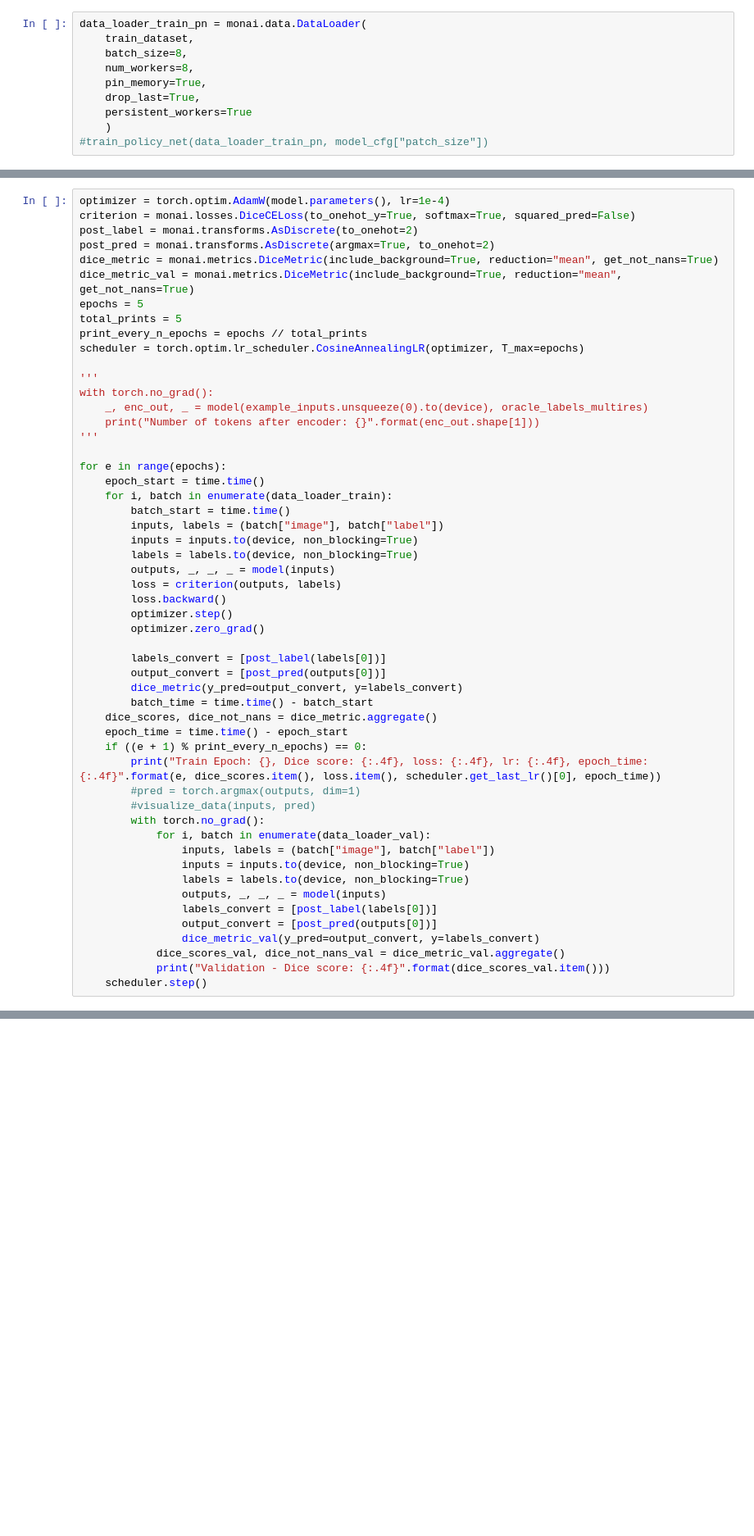
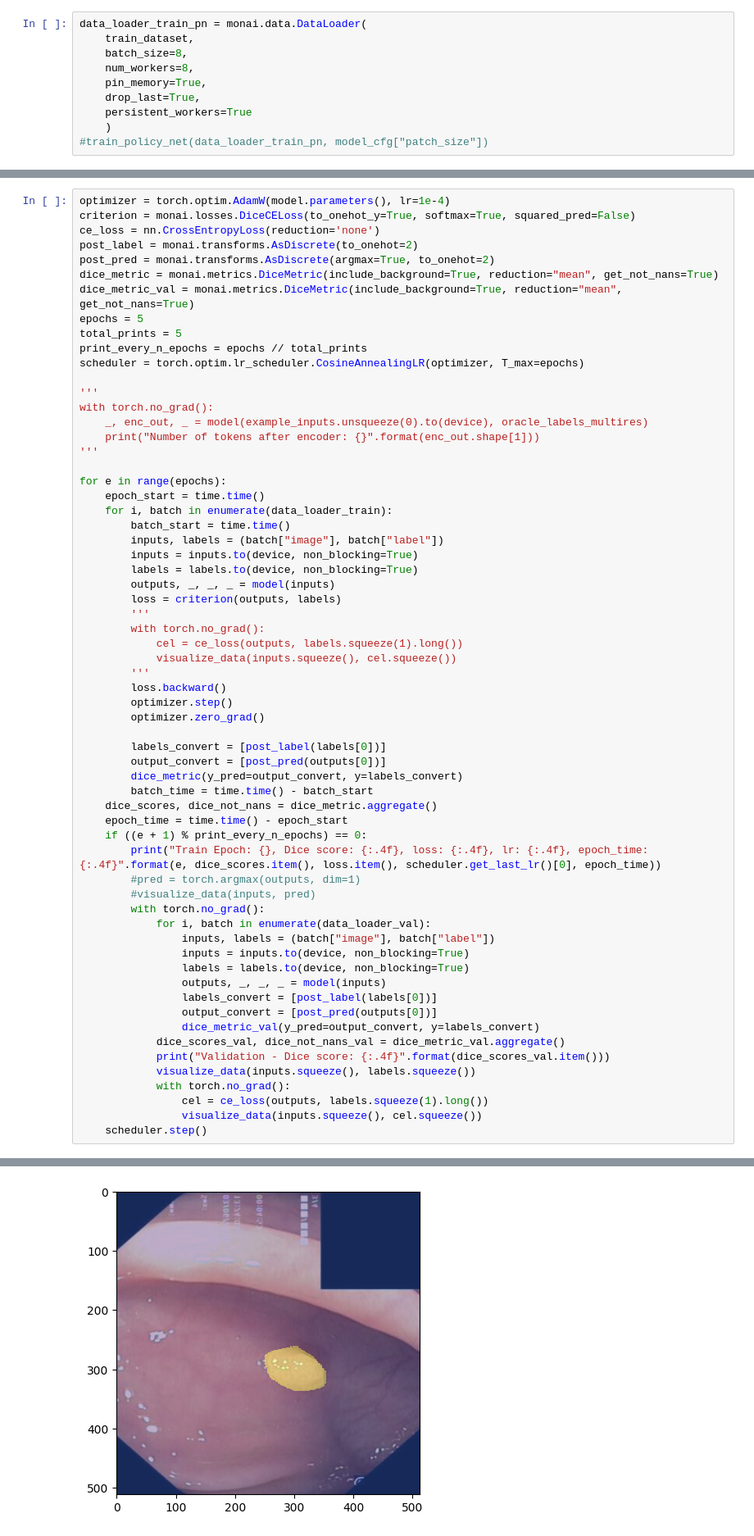
Before and after one commit to Eiphodos/CandidateNet, a Jupyter notebook: CTSKvasir-Seg.ipynb, the cells around one changed output, grey strips where cells are left out. Shown at 82% size. Cells and saved outputs as stored; diff of their text form; blank space fills up the shorter version.

```diff
--- a/CTSKvasir-Seg.ipynb
+++ b/CTSKvasir-Seg.ipynb
@@ -249,6 +255,7 @@ Policy net parameters: 2959490
 # %%
 optimizer = torch.optim.AdamW(model.parameters(), lr=1e-4)
 criterion = monai.losses.DiceCELoss(to_onehot_y=True, softmax=True, squared_pred=False)
+ce_loss = nn.CrossEntropyLoss(reduction='none')
 post_label = monai.transforms.AsDiscrete(to_onehot=2)
 post_pred = monai.transforms.AsDiscrete(argmax=True, to_onehot=2)
 dice_metric = monai.metrics.DiceMetric(include_background=True, reduction="mean", get_not_nans=True)
@@ -273,6 +280,11 @@ for e in range(epochs):
         labels = labels.to(device, non_blocking=True)
         outputs, _, _, _ = model(inputs)
         loss = criterion(outputs, labels)
+        '''
+        with torch.no_grad():
+            cel = ce_loss(outputs, labels.squeeze(1).long())
+            visualize_data(inputs.squeeze(), cel.squeeze())
+        '''
         loss.backward()
         optimizer.step()
         optimizer.zero_grad()
@@ -298,5 +310,9 @@ for e in range(epochs):
                 dice_metric_val(y_pred=output_convert, y=labels_convert)
             dice_scores_val, dice_not_nans_val = dice_metric_val.aggregate()
             print("Validation - Dice score: {:.4f}".format(dice_scores_val.item()))
+            visualize_data(inputs.squeeze(), labels.squeeze())
+            with torch.no_grad():
+                cel = ce_loss(outputs, labels.squeeze(1).long())
+                visualize_data(inputs.squeeze(), cel.squeeze())
     scheduler.step()
 # %% [output]
@@ -312,0 +339 @@ Validation - Dice score: 0.5382
+[figure, added]
```
Also changed, not shown: parts of 6 cells of this notebook, 15 other files.
